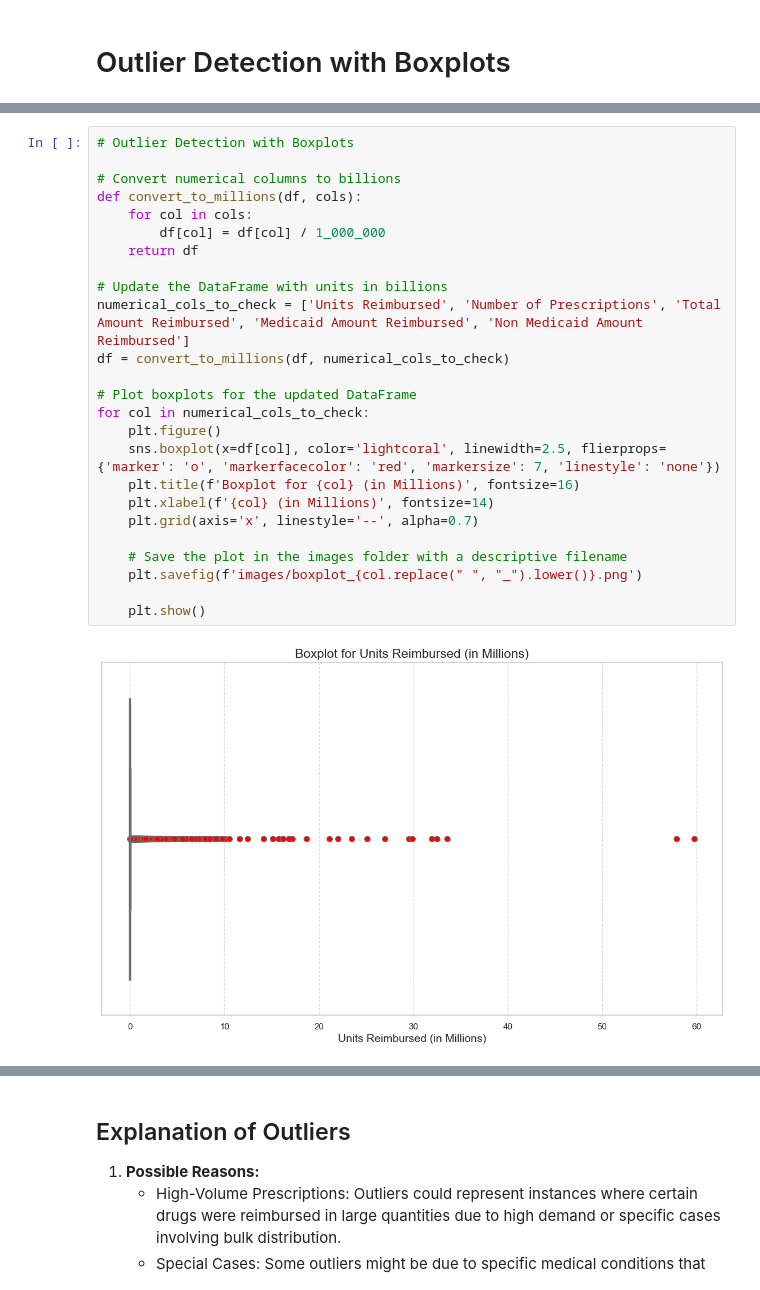
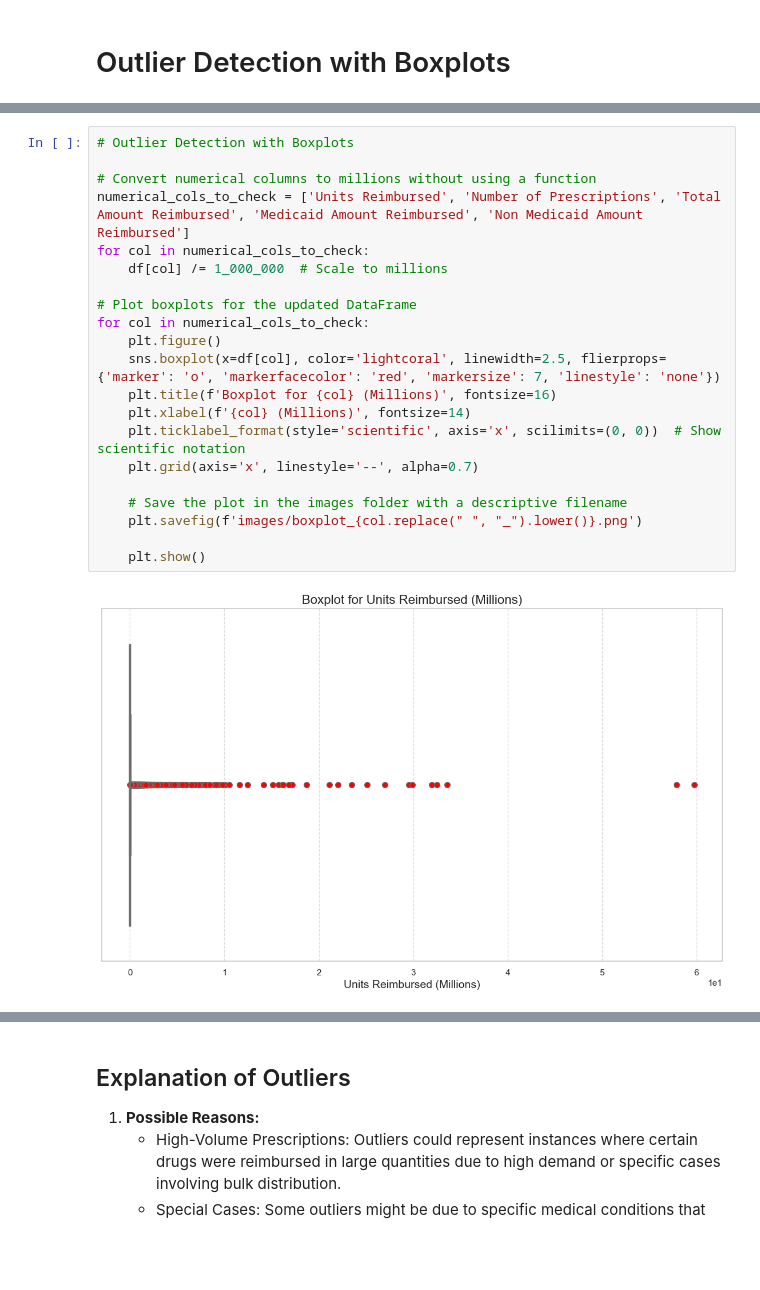
Before and after one commit to thaychansy/medicaid_drug_ultilization_analysis, a Jupyter notebook: medicaid_drug_utilization_analysis.ipynb, the cells around one changed output, grey strips where cells are left out. Saved outputs shown, nothing was run; the diff lists cells and outputs as text; blank space fills up the shorter version.

```diff
--- a/medicaid_drug_utilization_analysis.ipynb
+++ b/medicaid_drug_utilization_analysis.ipynb
@@ -407,27 +417,23 @@ plt.show()
 # %%
 # Outlier Detection with Boxplots
 
-# Convert numerical columns to billions
-def convert_to_millions(df, cols):
-    for col in cols:
-        df[col] = df[col] / 1_000_000
-    return df
-
-# Update the DataFrame with units in billions
+# Convert numerical columns to millions without using a function
 numerical_cols_to_check = ['Units Reimbursed', 'Number of Prescriptions', 'Total Amount Reimbursed', 'Medicaid Amount Reimbursed', 'Non Medicaid Amount Reimbursed']
-df = convert_to_millions(df, numerical_cols_to_check)
+for col in numerical_cols_to_check:
+    df[col] /= 1_000_000  # Scale to millions
 
 # Plot boxplots for the updated DataFrame
 for col in numerical_cols_to_check:
     plt.figure()
     sns.boxplot(x=df[col], color='lightcoral', linewidth=2.5, flierprops={'marker': 'o', 'markerfacecolor': 'red', 'markersize': 7, 'linestyle': 'none'})
-    plt.title(f'Boxplot for {col} (in Millions)', fontsize=16)
-    plt.xlabel(f'{col} (in Millions)', fontsize=14)
+    plt.title(f'Boxplot for {col} (Millions)', fontsize=16)
+    plt.xlabel(f'{col} (Millions)', fontsize=14)
+    plt.ticklabel_format(style='scientific', axis='x', scilimits=(0, 0))  # Show scientific notation
     plt.grid(axis='x', linestyle='--', alpha=0.7)
 
     # Save the plot in the images folder with a descriptive filename
     plt.savefig(f'images/boxplot_{col.replace(" ", "_").lower()}.png')
 
     plt.show()
 # %% [output]
-[figure, old version]
+[figure, new version]
```
Also changed, not shown: parts of 2 cells of this notebook, 6 other files.
